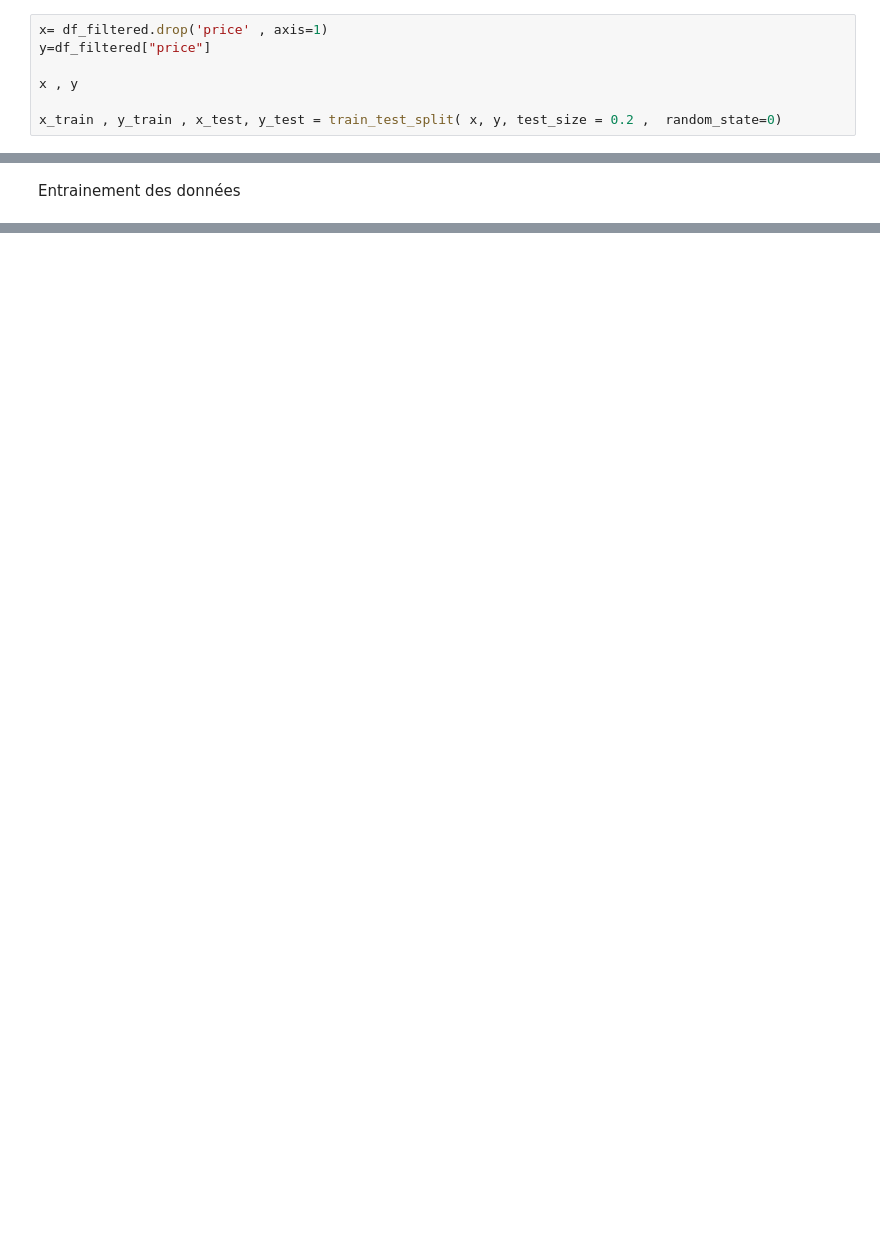
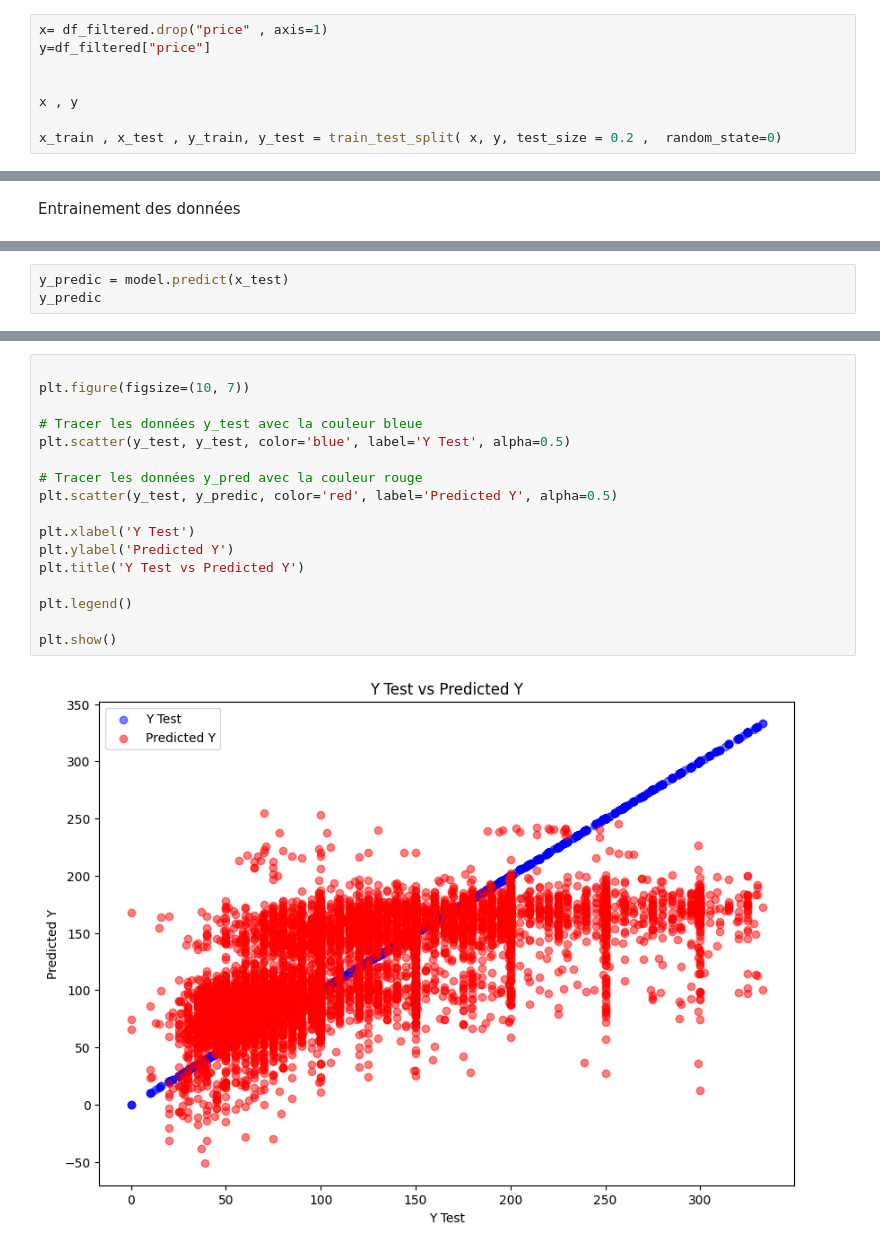
Before and after one commit to NdongoMamoudou/Projet_IA_Airbnb, a Jupyter notebook: ProjetAirbnbPrix.ipynb, the cells around one changed output, grey strips where cells are left out. Cells and saved outputs as stored; diff of their text form; blank space fills up the shorter version.

Commit message:
Amélioration du model

```diff
--- a/ProjetAirbnbPrix.ipynb
+++ b/ProjetAirbnbPrix.ipynb
@@ -244,9 +483,10 @@ plt.show()
 # %% [markdown]
 ## Diviser mon dataframme
 # %%
-x= df_filtered.drop('price' , axis=1)
+x= df_filtered.drop("price" , axis=1)
 y=df_filtered["price"]
+
 
 x , y
 
-x_train , y_train , x_test, y_test = train_test_split( x, y, test_size = 0.2 ,  random_state=0)
+x_train , x_test , y_train, y_test = train_test_split( x, y, test_size = 0.2 ,  random_state=0)
@@ -261,0 +512,3 @@ model.fit(x_train , y_train)
+# %%
+y_predic = model.predict(x_test)
+y_predic
@@ -261,0 +527,19 @@ model.fit(x_train , y_train)
+# %%
+
+plt.figure(figsize=(10, 7))
+
+# Tracer les données y_test avec la couleur bleue
+plt.scatter(y_test, y_test, color='blue', label='Y Test', alpha=0.5)
+
+# Tracer les données y_pred avec la couleur rouge
+plt.scatter(y_test, y_predic, color='red', label='Predicted Y', alpha=0.5)
+
+plt.xlabel('Y Test')
+plt.ylabel('Predicted Y')
+plt.title('Y Test vs Predicted Y')
+
+plt.legend()
+
+plt.show()
+# %% [output]
+[figure, added]
```
Also changed, not shown: parts of 48 cells of this notebook.
